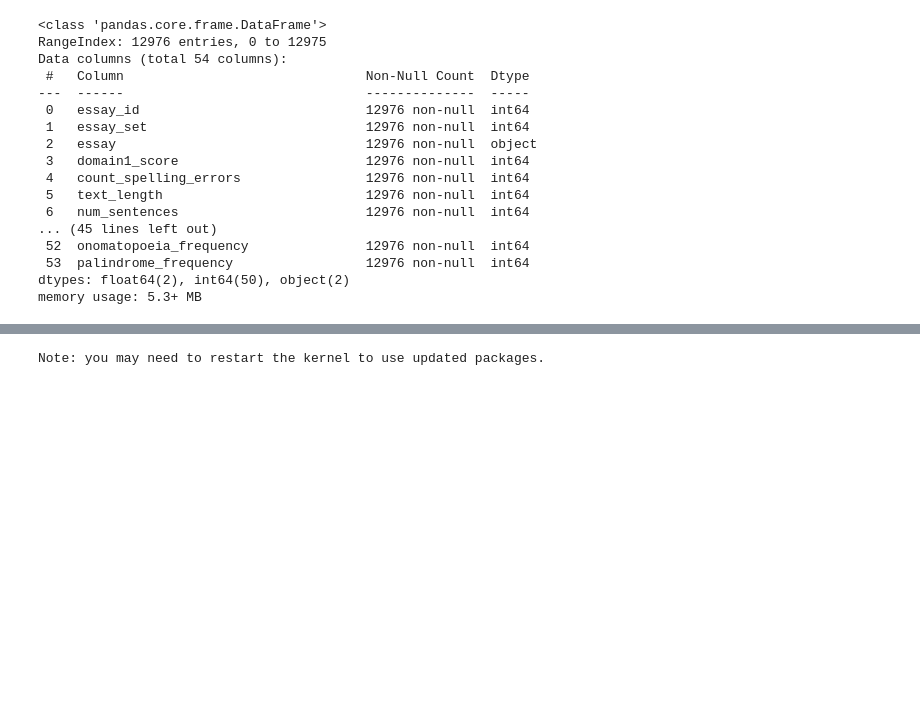
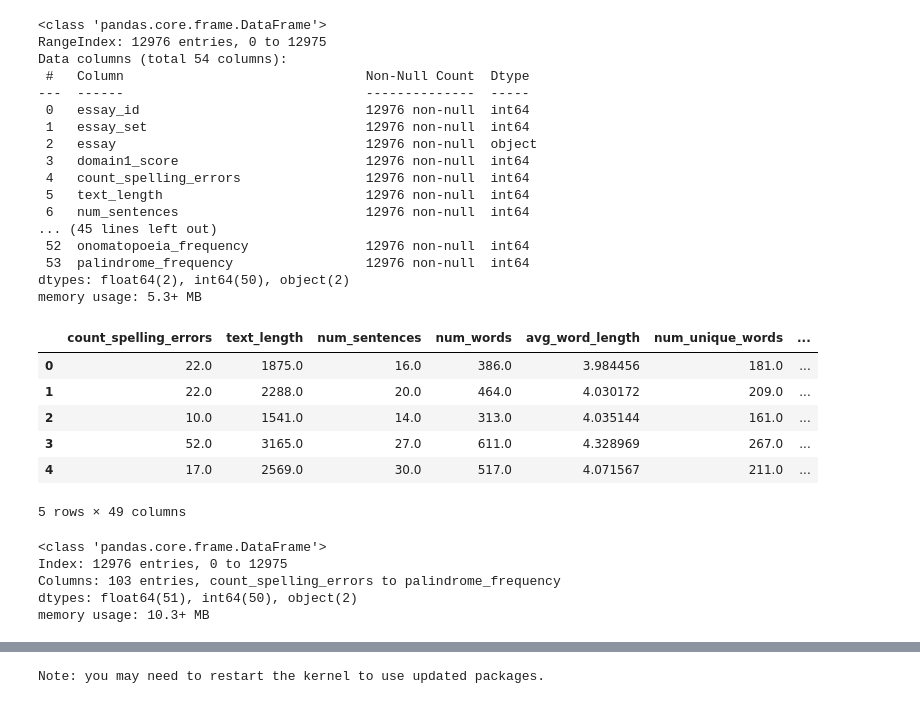
Before and after one commit to Martialkouass/Automated-essay-scoring-Machine-Learning-Model, a Jupyter notebook: MLPROJ.ipynb, the cells around one changed output, grey strips where cells are left out. Cells and saved outputs as stored; diff of their text form; code cells hidden in the pictures; blank space fills up the shorter version.

Commit message:
modified:   MLPROJ.ipynb 	new file:   new_training_set_02.csv

```diff
--- a/MLPROJ.ipynb
+++ b/MLPROJ.ipynb
@@ -624,3 +607,23 @@ def calculate_features(text):
 # %%
 # Application de la fonction sur le dftr_processed
 # result_dftr = dftr_processed['essay'].apply((lambda x: pd.Series(calculate_features(x))))
+# %%
+result_df_02 = pd.read_csv("result_dftr.csv", sep=',', index_col=0)
+result_df_02.head()
+# %% [output]
+|  | count_spelling_errors | text_length | num_sentences | num_words | avg_word_length | num_unique_words | ... |
+| 0 | 22.0 | 1875.0 | 16.0 | 386.0 | 3.984456 | 181.0 | ... |
+| 1 | 22.0 | 2288.0 | 20.0 | 464.0 | 4.030172 | 209.0 | ... |
+| 2 | 10.0 | 1541.0 | 14.0 | 313.0 | 4.035144 | 161.0 | ... |
+| 3 | 52.0 | 3165.0 | 27.0 | 611.0 | 4.328969 | 267.0 | ... |
+| 4 | 17.0 | 2569.0 | 30.0 | 517.0 | 4.071567 | 211.0 | ... |
+5 rows × 49 columns
+# %%
+new_training_set_02 = pd.concat([result_df_02,dftr_processed],axis=1)
+new_training_set_02.info()
+# %% [output]
+<class 'pandas.core.frame.DataFrame'>
+Index: 12976 entries, 0 to 12975
+Columns: 103 entries, count_spelling_errors to palindrome_frequency
+dtypes: float64(51), int64(50), object(2)
+memory usage: 10.3+ MB
```
Also changed, not shown: parts of 8 cells of this notebook, 1 other file.
